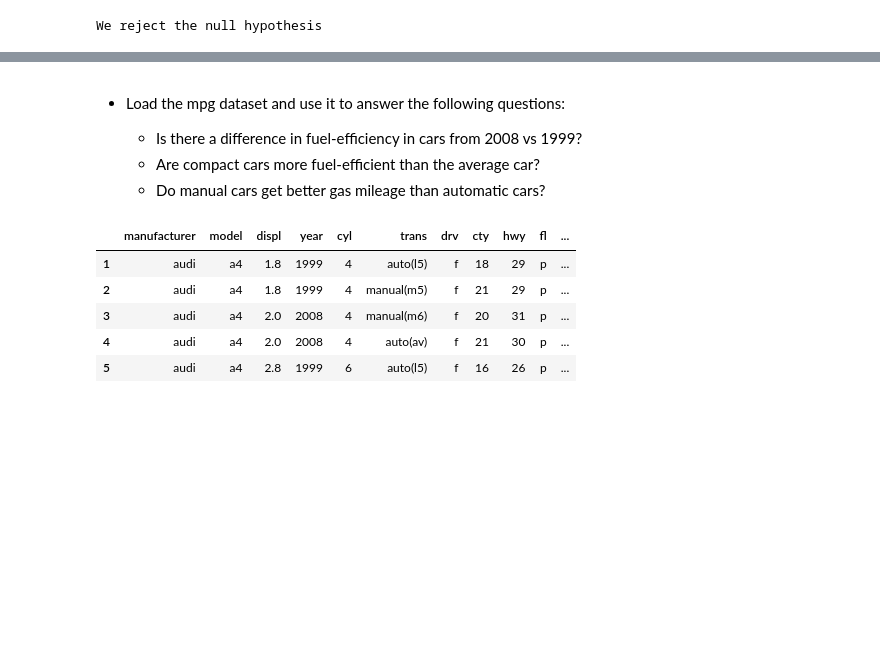
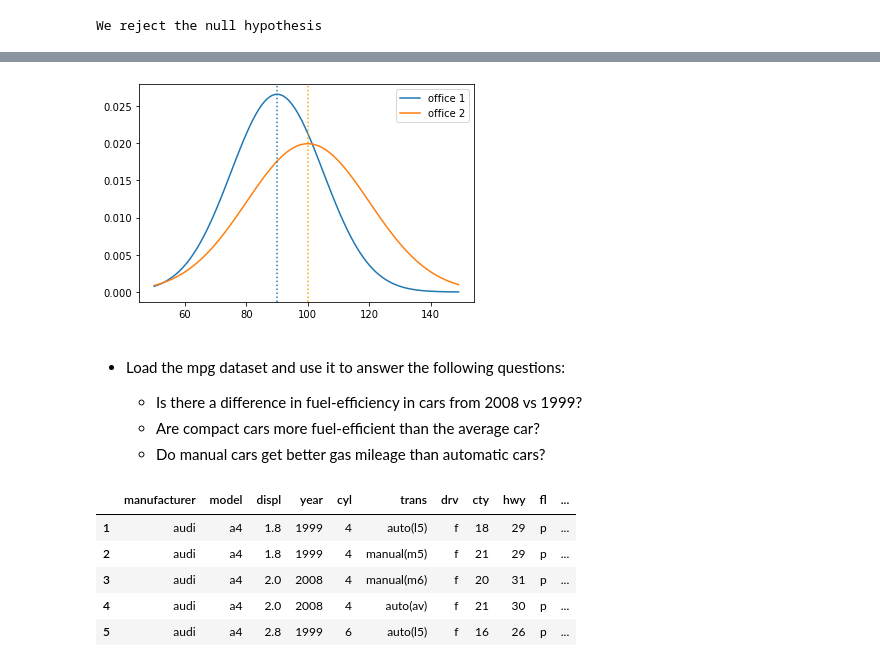
Before and after one commit to AJMartinezLlanes/statistics-exercises, a Jupyter notebook: hypothesis_testing.ipynb, the cells around one changed output, grey strips where cells are left out. Cells and saved outputs as stored; diff of their text form; code cells hidden in the pictures; blank space fills up the shorter version.

```diff
--- a/hypothesis_testing.ipynb
+++ b/hypothesis_testing.ipynb
@@ -87,3 +96,15 @@ We reject the null hypothesis
+# %%
+# plot the probability density functions for each office
+plt.plot(x, y1, label = 'office 1')
+plt.plot(x, y2, label = 'office 2')
+# throw in an axis vertical line at the mean
+plt.axvline(90, ls = ':')
+plt.axvline(100, ls = ':', color = 'orange')
+
+plt.legend()
+plt.show()
+# %% [output]
+[figure, added]
 # %% [markdown]
 
 - Load the mpg dataset and use it to answer the following questions:
```
Also changed, not shown: parts of 45 cells of this notebook.
